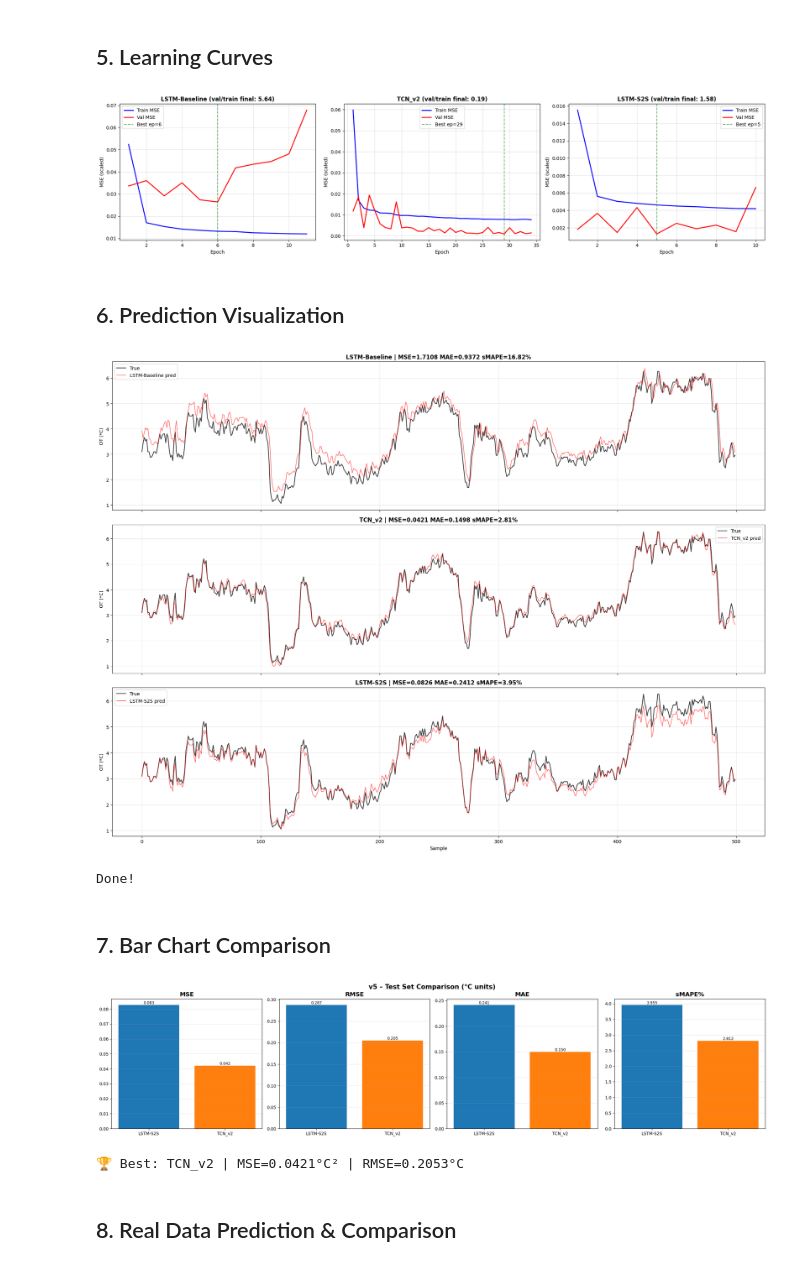
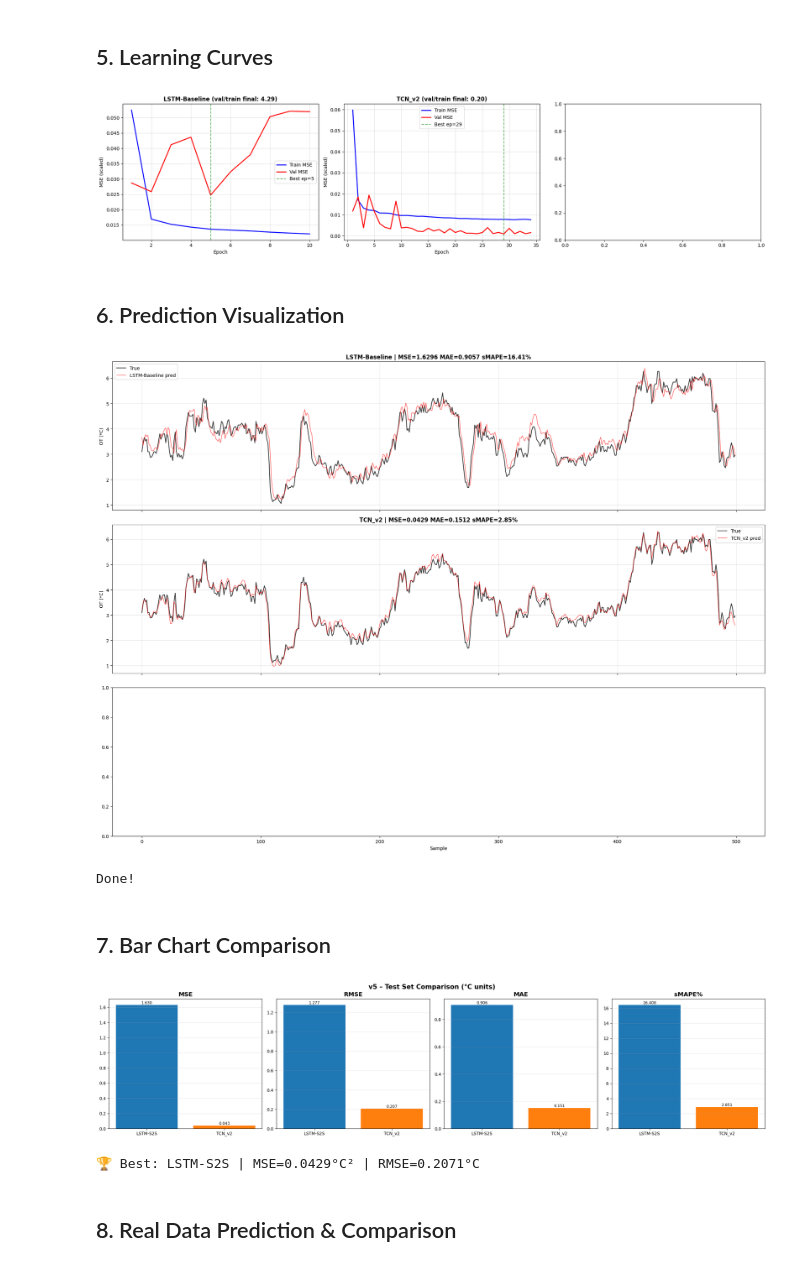
Before and after one commit to RyezenKaito/ETTmForecasting, a Jupyter notebook: Report_Model_Backup.ipynb, the cells around one changed output. Cells and saved outputs as stored; diff of their text form; code cells hidden in the pictures.

Commit message:
Fixed Model Web

```diff
--- a/Report_Model_Backup.ipynb
+++ b/Report_Model_Backup.ipynb
@@ -700,6 +699,6 @@ tcn_sched = torch.optim.lr_scheduler.CosineAnnealingLR(tcn_opt, T_max=EPOCHS, et
 
 tcn_results = train_model(
     tcn_model, train_loader, val_loader, tcn_opt, tcn_sched,
-    epochs=EPOCHS, patience=PATIENCE, model_name='TCN', save_path='best_tcn_v9.pth',
+    epochs=EPOCHS, patience=PATIENCE, model_name='TCN', save_path='disabled_tcn_v9.pth',
     pred_fn=tcn_pred_fn, device=device)
 # %% [output]
@@ -876,16 +747,13 @@ def evaluate(model, loader, pred_fn):
 
 # Evaluate all models
 lstm_preds, lstm_trues = evaluate(lstm_baseline, test_loader, lstm_bl_eval_fn)
-s2s_preds, s2s_trues = evaluate(s2s_model, test_loader, s2s_eval_fn)
 tcn_preds, tcn_trues = evaluate(tcn_model, test_loader, tcn_pred_fn)
 
 lstm_m = calc_metrics(lstm_preds, lstm_trues)
-s2s_m = calc_metrics(s2s_preds, s2s_trues)
 tcn_m = calc_metrics(tcn_preds, tcn_trues)
 
 # Debug: check prediction stats
 for name, p, t in [('LSTM-BL', lstm_preds, lstm_trues),
-                     ('S2S', s2s_preds, s2s_trues),
                      ('TCN', tcn_preds, tcn_trues)]:
     print(f'{name}: pred mean={p.mean():.2f} std={p.std():.2f} | true mean={t.mean():.2f} std={t.std():.2f}')
 
@@ -894,14 +762,14 @@ print('=' * 75)
 print(f'{"Metric":>10} | {"LSTM-BL":>14} | {"LSTM-S2S":>14} | {"TCN_v2":>14}')
 print('-' * 75)
 for k in ['MSE', 'RMSE', 'MAE', 'sMAPE%']:
-    print(f'{k:>10} | {lstm_m[k]:>14.4f} | {s2s_m[k]:>14.4f} | {tcn_m[k]:>14.4f}')
-print(f'{"Best ep":>10} | {lstm_results["best_epoch"]:>14d} | {s2s_results["best_epoch"]:>14d} | {tcn_results["best_epoch"]:>14d}')
-print(f'{"Time":>10} | {lstm_results["time"]:>13.0f}s | {s2s_results["time"]:>13.0f}s | {tcn_results["time"]:>13.0f}s')
-print(f'{"Val MSE":>10} | {lstm_results["best_val"]:>14.6f} | {s2s_results["best_val"]:>14.6f} | {tcn_results["best_val"]:>14.6f}')
+    print(f'{k:>10} | {lstm_m[k]:>14.4f}| {tcn_m[k]:>14.4f}')
+print(f'{"Best ep":>10} | {lstm_results["best_epoch"]:>14d}| {tcn_results["best_epoch"]:>14d}')
+print(f'{"Time":>10} | {lstm_results["time"]:>13.0f}s | {tcn_results["time"]:>13.0f}s')
+print(f'{"Val MSE":>10} | {lstm_results["best_val"]:>14.6f} | {tcn_results["best_val"]:>14.6f}')
 print('=' * 75)
 
-best_mse = min(lstm_m['MSE'], s2s_m['MSE'], tcn_m['MSE'])
-mses = [lstm_m['MSE'], s2s_m['MSE'], tcn_m['MSE']]
+best_mse = min(lstm_m['MSE'], tcn_m['MSE'])
+mses = [lstm_m['MSE'], tcn_m['MSE']]
 best_idx = np.argmin(mses)
 best_name = ['LSTM-BL', 'LSTM-S2S', 'TCN_v2'][best_idx]
 print(f'\nBest model: {best_name} (Test MSE = {best_mse:.4f} *C^2)')
@@ -929,8 +796,7 @@ Best model: TCN_v2 (Test MSE = 0.0421 *C^2)
 fig, axes = plt.subplots(1, 3, figsize=(20, 5))
 for ax, res, title in [
     (axes[0], lstm_results, 'LSTM-Baseline'),
-    (axes[1], tcn_results, 'TCN_v2'),
-    (axes[2], s2s_results, 'LSTM-S2S')]:
+    (axes[1], tcn_results, 'TCN_v2')]:
     ep = range(1, len(res['train']) + 1)
     ax.plot(ep, res['train'], 'b-', label='Train MSE', linewidth=2)
     ax.plot(ep, res['val'],   'r-', label='Val MSE',   linewidth=2)
@@ -944,7 +810,7 @@ plt.tight_layout()
 plt.savefig('learning_curves_v9.png', dpi=150, bbox_inches='tight')
 plt.show()
 # %% [output]
-[figure, old version]
+[figure, new version]
 # %% [markdown]
 ## 6. Prediction Visualization
 # %%
@@ -953,8 +819,7 @@ n_show = min(500, len(tcn_trues))
 
 for ax, preds, trues, name in [
     (axes[0], lstm_preds, lstm_trues, 'LSTM-Baseline'),
-    (axes[1], tcn_preds, tcn_trues, 'TCN_v2'),
-    (axes[2], s2s_preds, s2s_trues, 'LSTM-S2S')]:
+    (axes[1], tcn_preds, tcn_trues, 'TCN_v2')]:
     ax.plot(trues[:n_show, 0], 'k-', label='True', linewidth=1.5, alpha=0.8)
     ax.plot(preds[:n_show, 0], 'r-', label=f'{name} pred', linewidth=1, alpha=0.7)
     m = calc_metrics(preds, trues)
@@ -969,34 +834,34 @@ plt.savefig('predictions_v9.png', dpi=150, bbox_inches='tight')
 plt.show()
 print('Done!')
 # %% [output]
-[figure, old version]
+[figure, new version]
 Done!
 # %% [markdown]
 ## 7. Bar Chart Comparison
 # %%
 # ═══════════════════════════════════════════════════════════════
 # BAR CHART
 # ═══════════════════════════════════════════════════════════════
 fig, axes = plt.subplots(1, 4, figsize=(22, 5))
 names = ['LSTM-S2S', 'TCN_v2']
 colors = ['#1f77b4', '#ff7f0e']
 for ax, metric in zip(axes, ['MSE', 'RMSE', 'MAE', 'sMAPE%']):
-    vals = [s2s_m[metric], tcn_m[metric]]
+    vals = [lstm_m[metric], tcn_m[metric]]
     bars = ax.bar(names, vals, color=colors)
     ax.set_title(metric, fontsize=14, fontweight='bold')
     ax.grid(True, alpha=0.3, axis='y')
     for bar, v in zip(bars, vals):
         ax.text(bar.get_x() + bar.get_width()/2, bar.get_height(),
                 f'{v:.3f}', ha='center', va='bottom', fontsize=9)
 plt.tight_layout()
 plt.suptitle('v5 – Test Set Comparison (°C units)', fontsize=15, fontweight='bold', y=1.02)
 plt.savefig('comparison_v9.png', dpi=150, bbox_inches='tight')
 plt.show()
 
 print(f'\n🏆 Best: {best_name} | MSE={best_mse:.4f}°C² | RMSE={np.sqrt(best_mse):.4f}°C')
 # %% [output]
-[figure, old version]
+[figure, new version]
-🏆 Best: TCN_v2 | MSE=0.0421°C² | RMSE=0.2053°C
+🏆 Best: LSTM-S2S | MSE=0.0429°C² | RMSE=0.2071°C
 # %% [markdown]
 ## 8. Real Data Prediction & Comparison
 # %%
```
Also changed, not shown: parts of 13 cells of this notebook, 14 other files.
